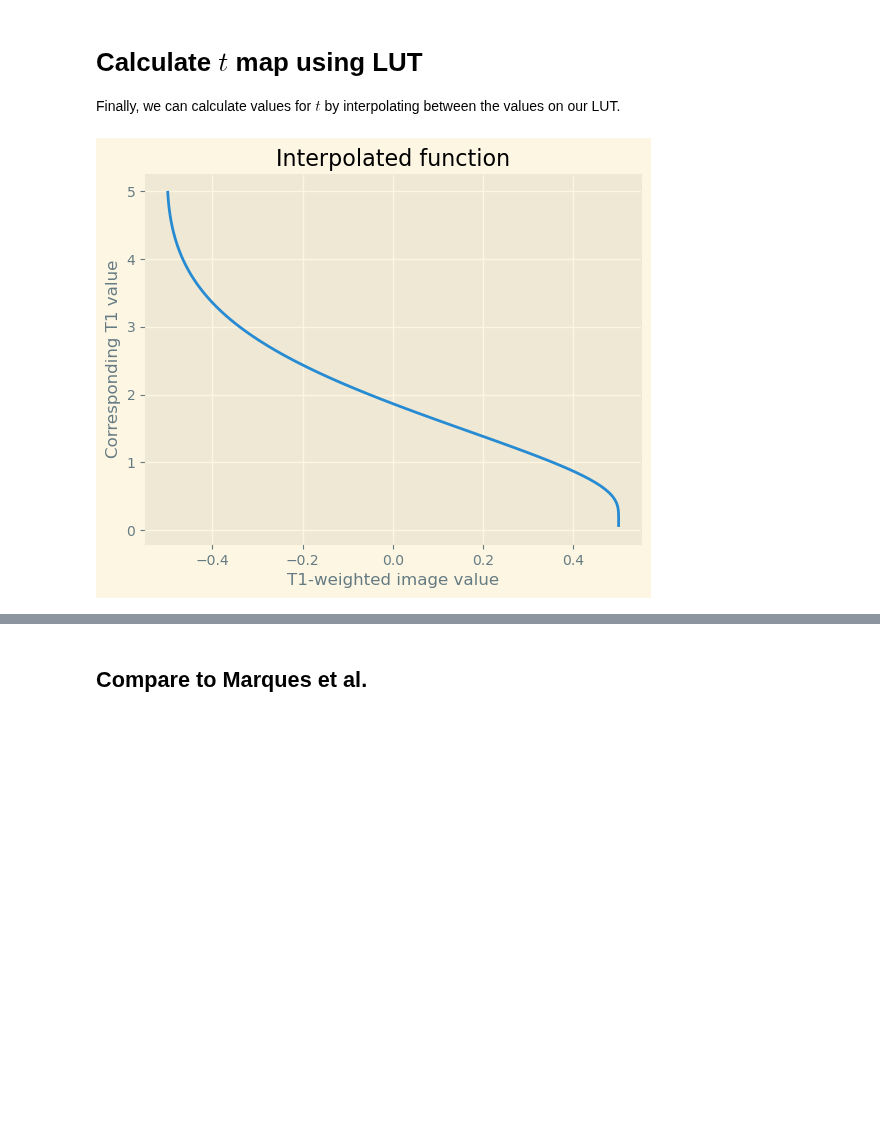
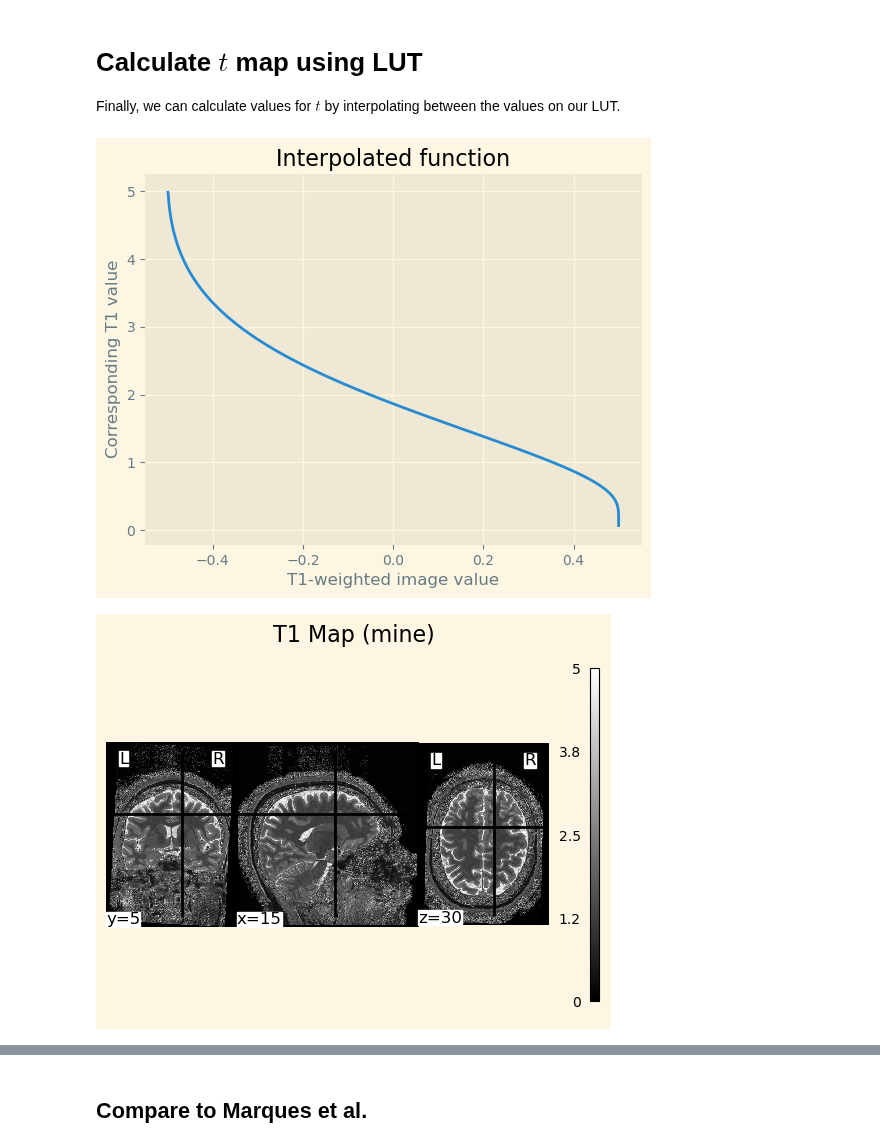
Before and after one commit to MASILab/map_t1_mapping, a Jupyter notebook: notebooks/lut_mp2rage.ipynb, the cells around one changed output, grey strips where cells are left out. Cells and saved outputs as stored; diff of their text form; code cells hidden in the pictures; blank space fills up the shorter version.

```diff
--- a/notebooks/lut_mp2rage.ipynb
+++ b/notebooks/lut_mp2rage.ipynb
@@ -108,6 +108,10 @@ TC = params["MP2RAGE_TR"] - params["inversion_times"][1] - params["n"]/2*params[
 
 # Create estimated T1-weighted image
 MP2RAGE = t1_mapping.utils.mp2rage_t1w(GRE1, GRE2)
+
+# Pad LUT
+MP2RAGE[0] = 0.5
+MP2RAGE[-1] = -0.5
 # %% [markdown]
 ## Plot GRE estimates
 These functions should appear smooth. If there are any outliers, it will affect the T1 mapping.
@@ -128,26 +132,32 @@ Finally, we can calculate values for $t$ by interpolating between the values on
 # %%
 # Sort arrays
 sorted_idx = np.argsort(MP2RAGE)
 MP2RAGE = MP2RAGE[sorted_idx]
 t1_estimate = t1_estimate[sorted_idx]
 
 # Plot function to be inverted
 fig, ax = plt.subplots()
 ax.plot(MP2RAGE, t1_estimate)
 ax.set_xlabel('T1-weighted image value')
 ax.set_ylabel('Corresponding T1 value')
 ax.set_title('Interpolated function')
 
 # Calculate for desired values
 t1_calc = np.interp(t1w.flatten(), MP2RAGE, t1_estimate)
 t1_calc = t1_calc.reshape(t1w.shape)
 
 # Create NIFTI
 t1_calc_nifti = nib.nifti2.Nifti2Image(t1_calc, inv1_real.affine)
 
 # Plot T1 map image
 fig, ax = plt.subplots()
 plotting.plot_img(t1_calc_nifti, cut_coords=(15, 5, 30), cmap='gray', axes=ax, colorbar=True, vmin=0, vmax=5)
 ax.set_title('T1 Map (mine)')
+
+# Plot T1 map image
+fig = t1_mapping.utils.plot_ortho(t1_calc, cut_coords=(15, 5, 30))
+fig.suptitle('T1 Map (mine)')
+plt.show()
 # %% [output]
 [figure]
+[figure, added]
```
Also changed, not shown: parts of 3 cells of this notebook, 3 other files.
